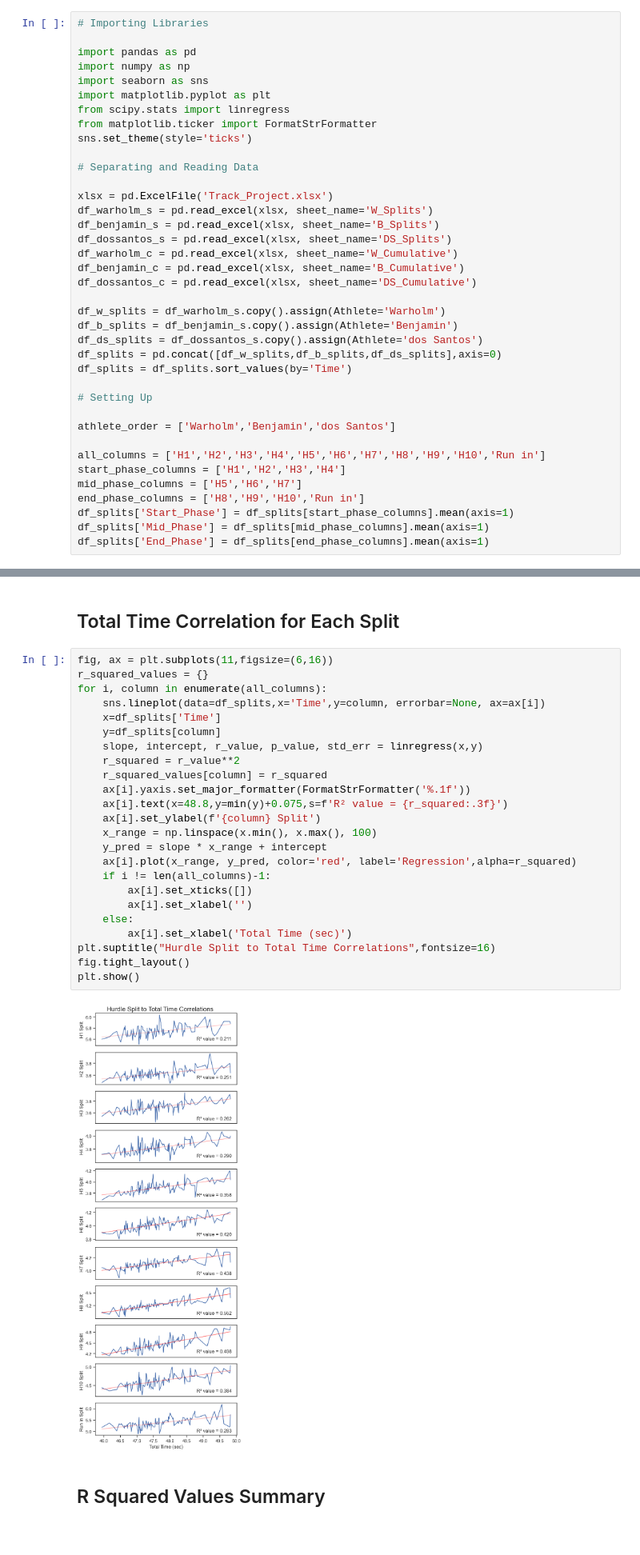
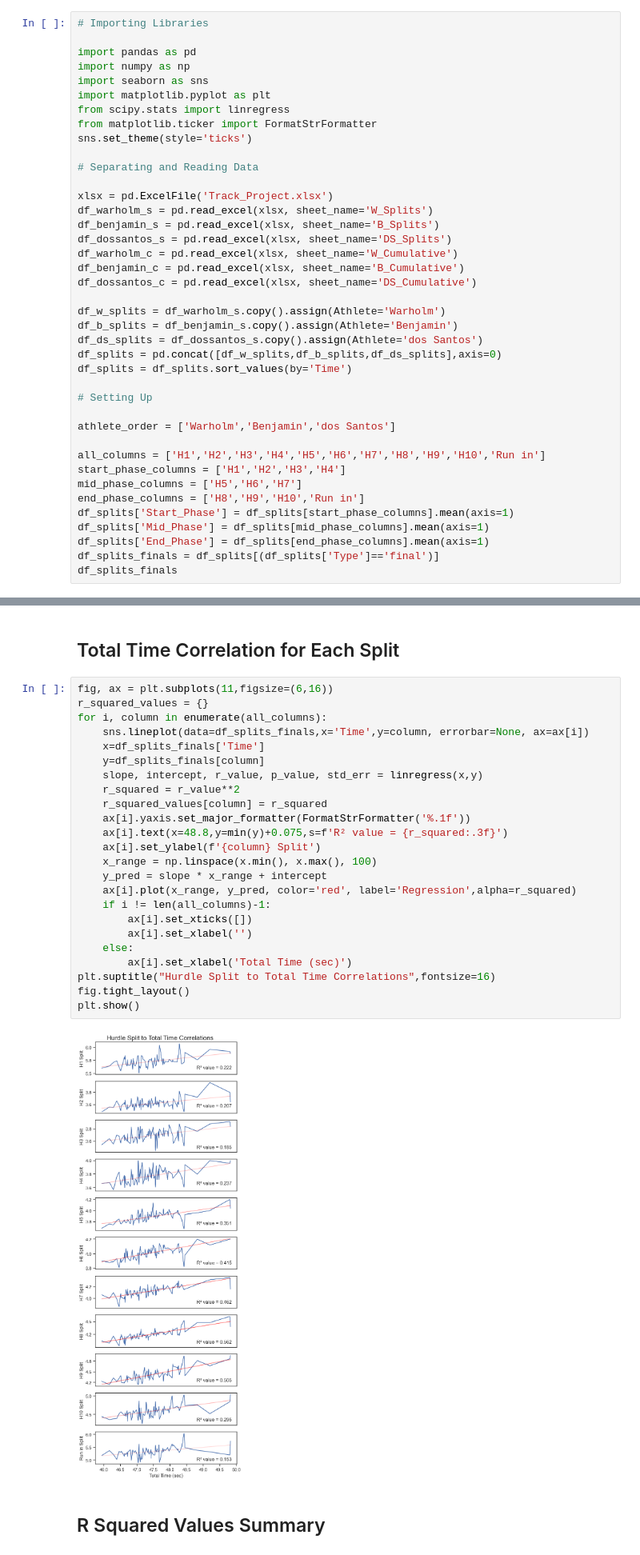
Before and after one commit to emeraldEAGLE888/Hurdles_Analysis, a Jupyter notebook: Analyses/SplitTimeCorrelation.ipynb, the cells around one changed output, grey strips where cells are left out. Shown at 80% size. Saved outputs shown, nothing was run; the diff lists cells and outputs as text.

Commit message:
Cleaned, saved visualization images

```diff
--- a/Analyses/SplitTimeCorrelation.ipynb
+++ b/Analyses/SplitTimeCorrelation.ipynb
@@ -40,3 +41,5 @@ end_phase_columns = ['H8','H9','H10','Run in']
 df_splits['Start_Phase'] = df_splits[start_phase_columns].mean(axis=1)
 df_splits['Mid_Phase'] = df_splits[mid_phase_columns].mean(axis=1)
 df_splits['End_Phase'] = df_splits[end_phase_columns].mean(axis=1)
+df_splits_finals = df_splits[(df_splits['Type']=='final')]
+df_splits_finals
@@ -45,29 +62,29 @@ df_splits['End_Phase'] = df_splits[end_phase_columns].mean(axis=1)
 # %%
 fig, ax = plt.subplots(11,figsize=(6,16))
 r_squared_values = {}
 for i, column in enumerate(all_columns):
-    sns.lineplot(data=df_splits,x='Time',y=column, errorbar=None, ax=ax[i])
-    x=df_splits['Time']
-    y=df_splits[column]
+    sns.lineplot(data=df_splits_finals,x='Time',y=column, errorbar=None, ax=ax[i])
+    x=df_splits_finals['Time']
+    y=df_splits_finals[column]
     slope, intercept, r_value, p_value, std_err = linregress(x,y)
     r_squared = r_value**2
     r_squared_values[column] = r_squared
     ax[i].yaxis.set_major_formatter(FormatStrFormatter('%.1f'))
     ax[i].text(x=48.8,y=min(y)+0.075,s=f'R² value = {r_squared:.3f}')
     ax[i].set_ylabel(f'{column} Split')
     x_range = np.linspace(x.min(), x.max(), 100)
     y_pred = slope * x_range + intercept
     ax[i].plot(x_range, y_pred, color='red', label='Regression',alpha=r_squared)
     if i != len(all_columns)-1:
         ax[i].set_xticks([])
         ax[i].set_xlabel('')
     else:
         ax[i].set_xlabel('Total Time (sec)')
 plt.suptitle("Hurdle Split to Total Time Correlations",fontsize=16)
 fig.tight_layout()
 plt.show()
 # %% [output]
-[figure, old version]
+[figure, new version]
 # %% [markdown]
 ## R Squared Values Summary
 # %%
```
Also changed, not shown: parts of 3 cells of this notebook, 13 other files.
